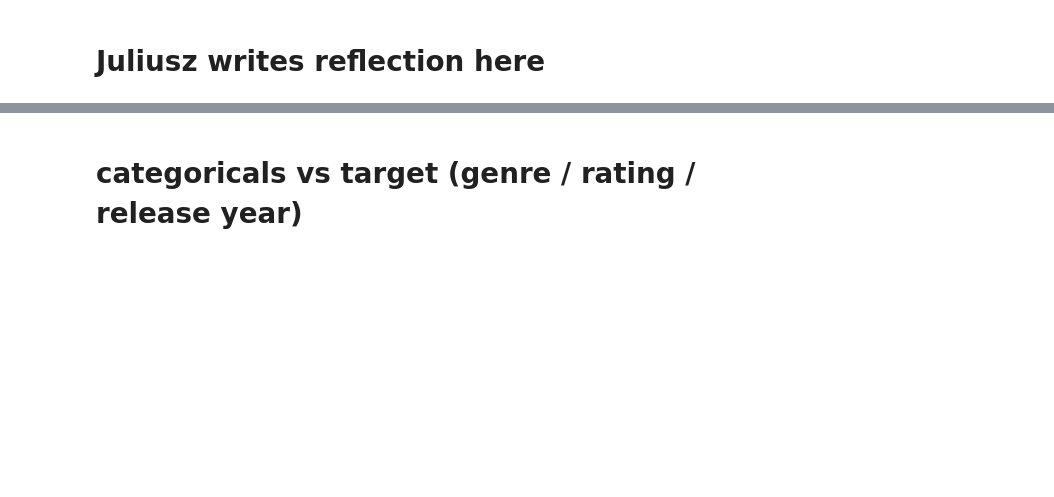
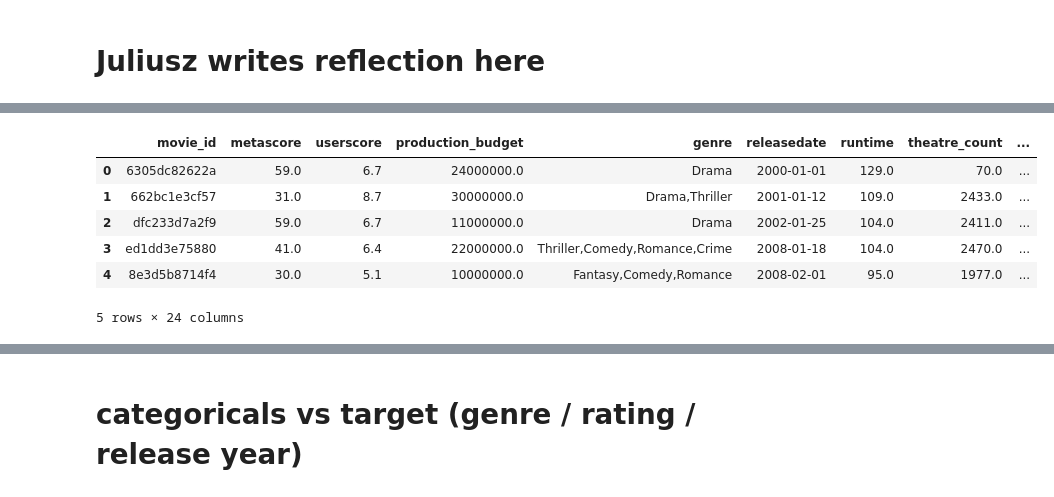
Before and after one commit to Simerblur/bjj, a Jupyter notebook: Main_project copy.ipynb, the cells around one changed output, grey strips where cells are left out. Saved outputs shown, nothing was run; the diff lists cells and outputs as text; code cells hidden in the pictures; blank space fills up the shorter version.

```diff
--- a/Main_project copy.ipynb
+++ b/Main_project copy.ipynb
@@ -932,0 +989,35 @@ print({len(movie_data_complete)})
+# %%
+high_missing_numeric = ['metascore', 'userscore',
+                        'production_budget', 'theatre_count']
+
+#Loop through all the high missing numerical columns to create a new column, and put the median value of that corresponding column in there. Also fopr the Nan's.
+for col in high_missing_numeric:
+    # 1. Indicator whether it was missing originally
+    movie_data_complete[col + '_missing'] = movie_data_complete[col].isna().astype(int)
+
+    # 2. Give the columns the median value
+    median_val = movie_data_complete[col].median()
+
+    # 3. Fill NaNs with the median
+    movie_data_complete[col] = movie_data_complete[col].fillna(median_val)
+
+#Now give the categorical feature rating an unknown value if it is NaN
+# Indicator for missing ratings
+movie_data_complete['rating_missing'] = movie_data_complete['rating'].isna().astype(int)
+
+# Impute missing ratings as 'Unknown' and create another column for the indication if it was missing or not
+movie_data_complete['rating'] = movie_data_complete['rating'].fillna('Unknown')
+
+#lastly impute 'Unknown' into the summary column and create a summary_missing column
+movie_data_complete['summary_missing'] = movie_data_complete['summary'].isna().astype(int)
+movie_data_complete['summary'] = movie_data_complete['summary'].fillna('Unknown')
+
+movie_data_complete.head()
+# %% [output]
+|  | movie_id | metascore | userscore | production_budget | genre | releasedate | runtime | theatre_count | ... |
+| 0 | 6305dc82622a | 59.0 | 6.7 | 24000000.0 | Drama | 2000-01-01 | 129.0 | 70.0 | ... |
+| 1 | 662bc1e3cf57 | 31.0 | 8.7 | 30000000.0 | Drama,Thriller | 2001-01-12 | 109.0 | 2433.0 | ... |
+| 2 | dfc233d7a2f9 | 59.0 | 6.7 | 11000000.0 | Drama | 2002-01-25 | 104.0 | 2411.0 | ... |
+| 3 | ed1dd3e75880 | 41.0 | 6.4 | 22000000.0 | Thriller,Comedy,Romance,Crime | 2008-01-18 | 104.0 | 2470.0 | ... |
+| 4 | 8e3d5b8714f4 | 30.0 | 5.1 | 10000000.0 | Fantasy,Comedy,Romance | 2008-02-01 | 95.0 | 1977.0 | ... |
+5 rows × 24 columns
```
Also changed, not shown: parts of 13 cells of this notebook.
